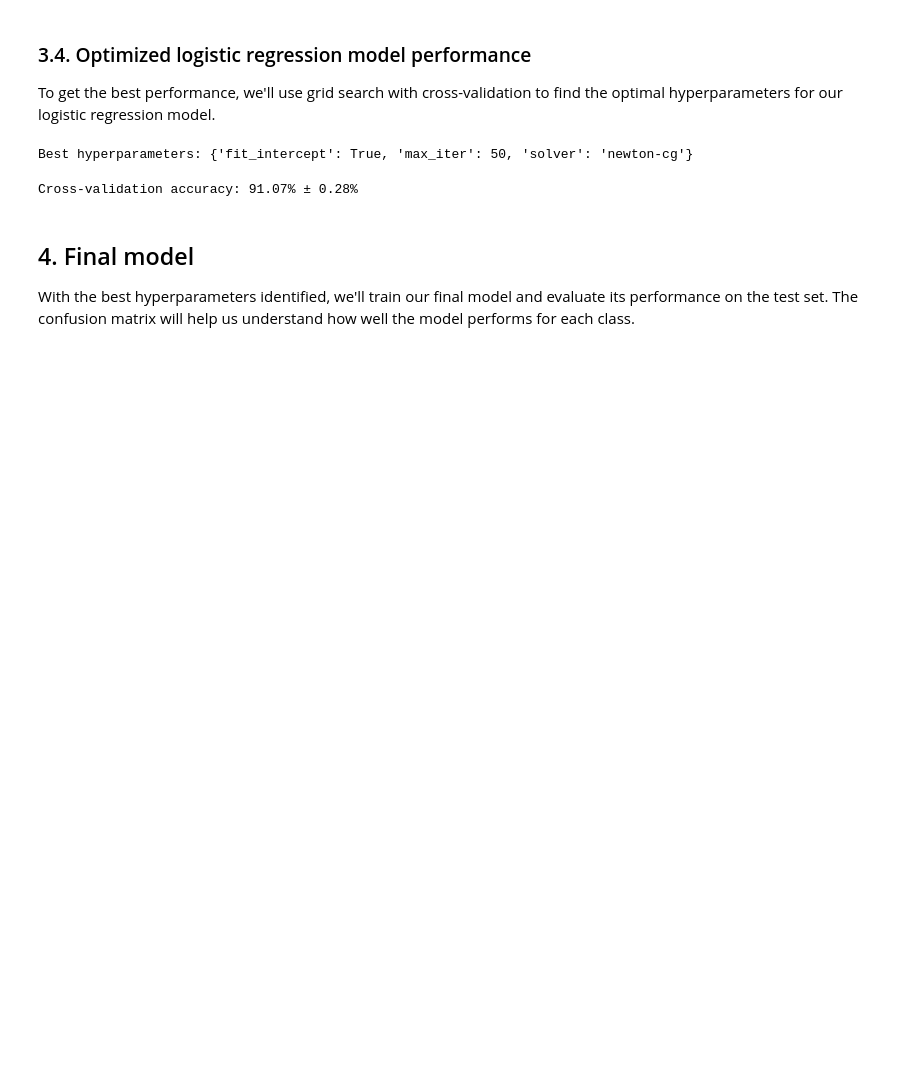
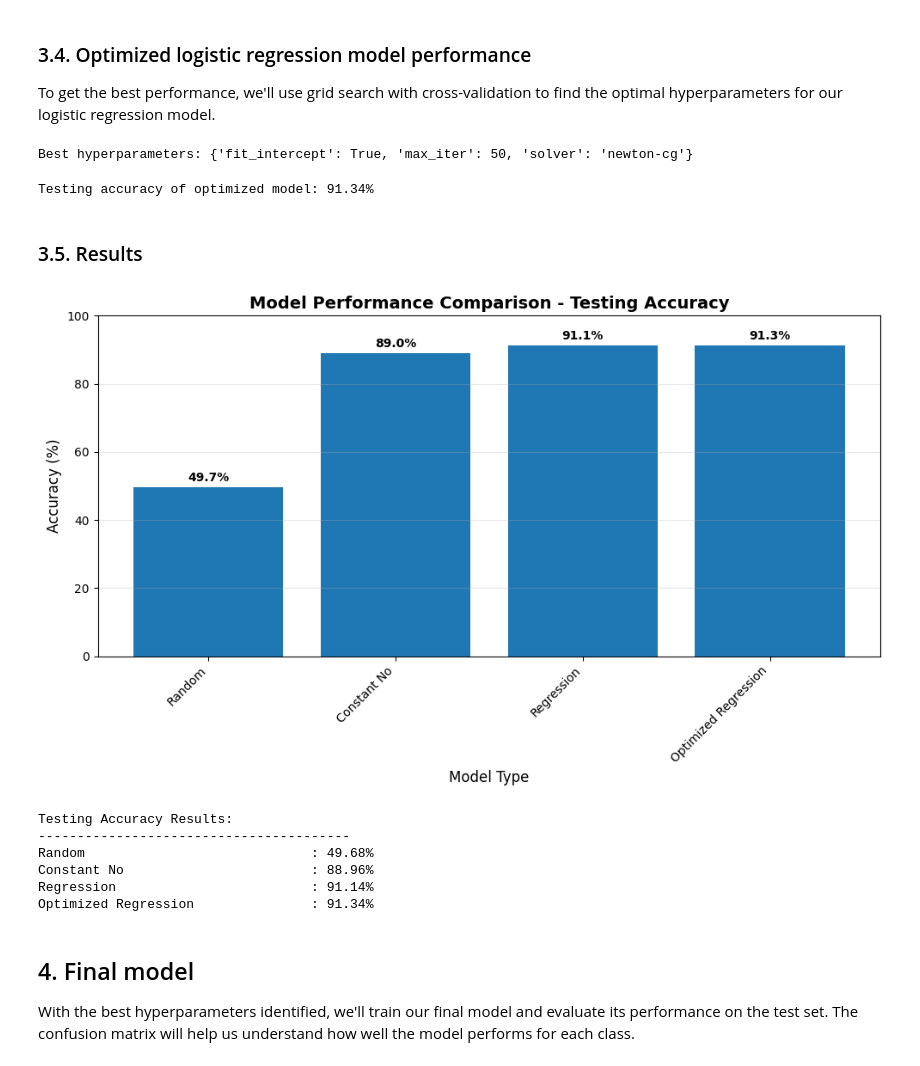
Before and after one commit to 4GeeksAcademy/gperdrizet-logistic-regression-project, a Jupyter notebook: notebooks/solution.ipynb, the cells around one changed output. Drawn from its saved outputs; the diff is of its cells as text; code cells hidden in the pictures; blank space fills up the shorter version.

Commit message:
Added bar graph of testing accuracy for the models

```diff
--- a/notebooks/solution.ipynb
+++ b/notebooks/solution.ipynb
@@ -130 +133,4 @@ memory usage: 5.2 MB
+# %%
+# Empty dictionary to store results
+results = {}
 # %% [markdown]
@@ -161,6 +158,9 @@ Name: count, dtype: int64
 # %%
 # Calculate accuracy if we always predict 'no' (the majority class)
-# This is another baseline model to compare against
-accuracy=(training_df['y'].value_counts()[0]/len(training_df['y']))*100
+accuracy = (testing_df['y'].value_counts()[0]/len(testing_df['y'])) * 100
+
+# Store the accuracy in the results dictionary
+results['Constant No'] = accuracy
+
 print(f'Accuracy of constant "no" model: {accuracy:.2f}%')
 # %% [output]
@@ -204,14 +212,54 @@ winning_model = grid.best_estimator_
 print(f'Best hyperparameters: {winning_parameters}')
 # %% [output]
 Best hyperparameters: {'fit_intercept': True, 'max_iter': 50, 'solver': 'newton-cg'}
-# %%
-# Extract cross-validation performance metrics for the best model
-# This shows how well the optimized model performs during training
-cv_scores = grid.cv_results_['mean_test_score'][grid.best_index_]
-cv_std = grid.cv_results_['std_test_score'][grid.best_index_]
-print(f'Cross-validation accuracy: {cv_scores*100:.2f}% ± {cv_std*100:.2f}%')
-# %% [output]
-Cross-validation accuracy: 91.07% ± 0.28%
+# %%
+# Score the best model on the testing set
+testing_predictions = winning_model.predict(testing_df.drop('y', axis=1))
+accuracy = accuracy_score(testing_df['y'], testing_predictions) * 100
+
+# Store the accuracy in the results dictionary
+results['Optimized Regression'] = accuracy
+
+print(f'Testing accuracy of optimized model: {accuracy:.2f}%')
+# %% [output]
+Testing accuracy of optimized model: 91.34%
+# %% [markdown]
+### 3.5. Results
+# %%
+# Create a bar plot to compare model performance
+plt.figure(figsize=(10, 6))
+models = list(results.keys())
+accuracies = list(results.values())
+
+bars = plt.bar(models, accuracies)
+plt.title('Model Performance Comparison - Testing Accuracy', fontsize=14, fontweight='bold')
+plt.ylabel('Accuracy (%)', fontsize=12)
+plt.xlabel('Model Type', fontsize=12)
+plt.xticks(rotation=45, ha='right')
+plt.ylim(0, 100)
+
+# Add value labels on top of bars
+for bar, accuracy in zip(bars, accuracies):
+    plt.text(bar.get_x() + bar.get_width()/2, bar.get_height() + 1,
+             f'{accuracy:.1f}%', ha='center', va='bottom', fontweight='bold')
+
+plt.tight_layout()
+plt.grid(axis='y', alpha=0.3)
+plt.show()
+
+# Print results summary
+print("Testing Accuracy Results:")
+print("-" * 40)
+for model, accuracy in results.items():
+    print(f"{model:35}: {accuracy:.2f}%")
+# %% [output]
+[figure, added]
+Testing Accuracy Results:
+----------------------------------------
+Random                             : 49.68%
+Constant No                        : 88.96%
+Regression                         : 91.14%
+Optimized Regression               : 91.34%
 # %% [markdown]
 ## 4. Final model
 
```
Also changed, not shown: parts of 11 cells of this notebook.
